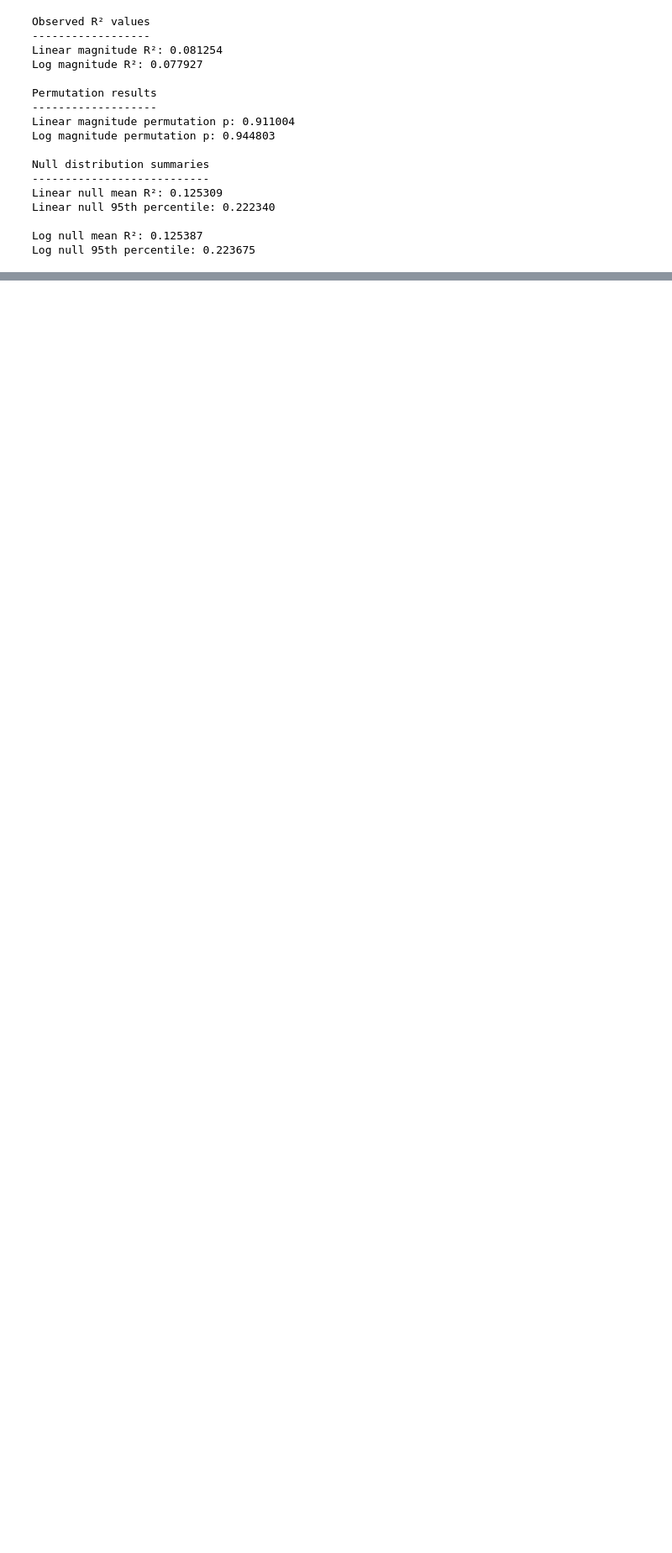
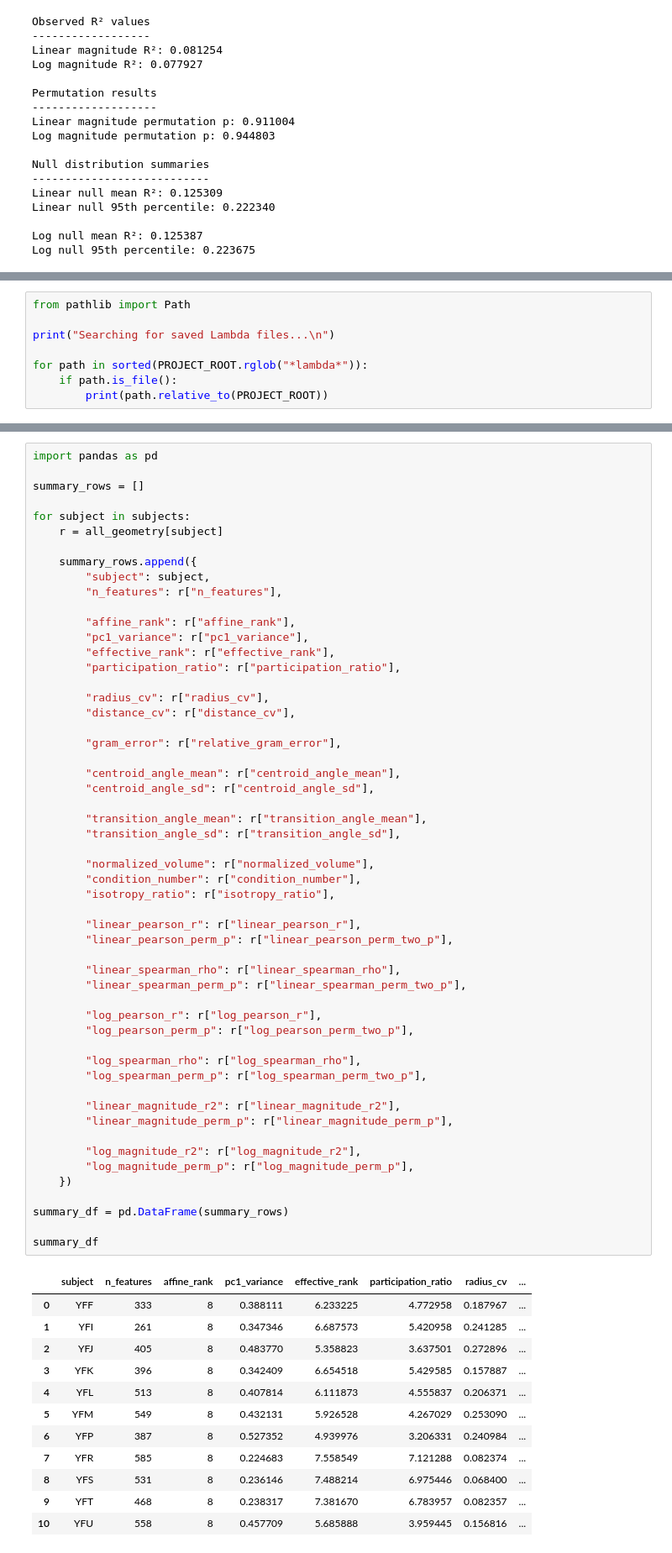
Before and after one commit to Shafiq-Abdu/number-simplex-reproduction, a Jupyter notebook: notebooks1/10_bayesian_lambda_geometry.ipynb, the cells around one changed output, grey strips where cells are left out. Shown at 84% size. Saved outputs shown, nothing was run; the diff lists cells and outputs as text; blank space fills up the shorter version.

```diff
--- a/notebooks1/10_bayesian_lambda_geometry.ipynb
+++ b/notebooks1/10_bayesian_lambda_geometry.ipynb
@@ -2296,0 +2393,8 @@ Log null 95th percentile: 0.223675
+# %%
+from pathlib import Path
+
+print("Searching for saved Lambda files...\n")
+
+for path in sorted(PROJECT_ROOT.rglob("*lambda*")):
+    if path.is_file():
+        print(path.relative_to(PROJECT_ROOT))
@@ -2296,0 +2499,67 @@ Log null 95th percentile: 0.223675
+# %%
+import pandas as pd
+
+summary_rows = []
+
+for subject in subjects:
+    r = all_geometry[subject]
+
+    summary_rows.append({
+        "subject": subject,
+        "n_features": r["n_features"],
+
+        "affine_rank": r["affine_rank"],
+        "pc1_variance": r["pc1_variance"],
+        "effective_rank": r["effective_rank"],
+        "participation_ratio": r["participation_ratio"],
+
+        "radius_cv": r["radius_cv"],
+        "distance_cv": r["distance_cv"],
+
+        "gram_error": r["relative_gram_error"],
+
+        "centroid_angle_mean": r["centroid_angle_mean"],
+        "centroid_angle_sd": r["centroid_angle_sd"],
+
+        "transition_angle_mean": r["transition_angle_mean"],
+        "transition_angle_sd": r["transition_angle_sd"],
+
+        "normalized_volume": r["normalized_volume"],
+        "condition_number": r["condition_number"],
+        "isotropy_ratio": r["isotropy_ratio"],
+
+        "linear_pearson_r": r["linear_pearson_r"],
+        "linear_pearson_perm_p": r["linear_pearson_perm_two_p"],
+
+        "linear_spearman_rho": r["linear_spearman_rho"],
+        "linear_spearman_perm_p": r["linear_spearman_perm_two_p"],
+
+        "log_pearson_r": r["log_pearson_r"],
+        "log_pearson_perm_p": r["log_pearson_perm_two_p"],
+
+        "log_spearman_rho": r["log_spearman_rho"],
+        "log_spearman_perm_p": r["log_spearman_perm_two_p"],
+
+        "linear_magnitude_r2": r["linear_magnitude_r2"],
+        "linear_magnitude_perm_p": r["linear_magnitude_perm_p"],
+
+        "log_magnitude_r2": r["log_magnitude_r2"],
+        "log_magnitude_perm_p": r["log_magnitude_perm_p"],
+    })
+
+summary_df = pd.DataFrame(summary_rows)
+
+summary_df
+# %% [output]
+|  | subject | n_features | affine_rank | pc1_variance | effective_rank | participation_ratio | radius_cv | ... |
+| 0 | YFF | 333 | 8 | 0.388111 | 6.233225 | 4.772958 | 0.187967 | ... |
+| 1 | YFI | 261 | 8 | 0.347346 | 6.687573 | 5.420958 | 0.241285 | ... |
+| 2 | YFJ | 405 | 8 | 0.483770 | 5.358823 | 3.637501 | 0.272896 | ... |
+| 3 | YFK | 396 | 8 | 0.342409 | 6.654518 | 5.429585 | 0.157887 | ... |
+| 4 | YFL | 513 | 8 | 0.407814 | 6.111873 | 4.555837 | 0.206371 | ... |
+| 5 | YFM | 549 | 8 | 0.432131 | 5.926528 | 4.267029 | 0.253090 | ... |
+| 6 | YFP | 387 | 8 | 0.527352 | 4.939976 | 3.206331 | 0.240984 | ... |
+| 7 | YFR | 585 | 8 | 0.224683 | 7.558549 | 7.121288 | 0.082374 | ... |
+| 8 | YFS | 531 | 8 | 0.236146 | 7.488214 | 6.975446 | 0.068400 | ... |
+| 9 | YFT | 468 | 8 | 0.238317 | 7.381670 | 6.783957 | 0.082357 | ... |
+| 10 | YFU | 558 | 8 | 0.457709 | 5.685888 | 3.959445 | 0.156816 | ... |
```
Also changed, not shown: parts of 9 cells of this notebook, 2 other files.
